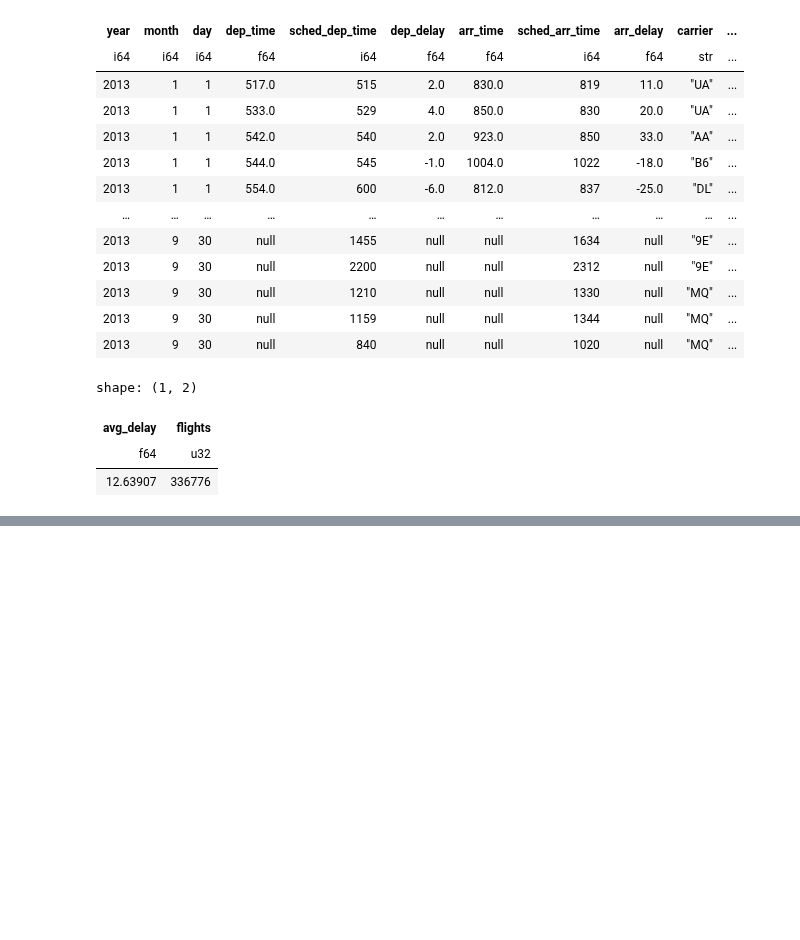
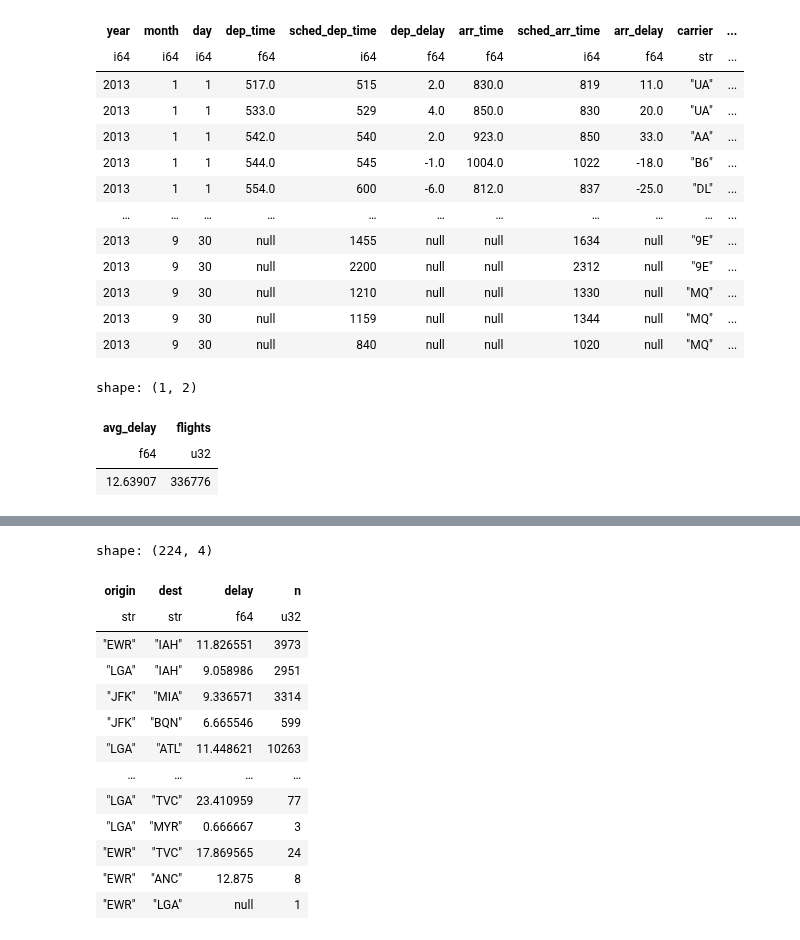
Before and after one commit to huangziwei/hea, a Jupyter notebook: example/books/r4ds/ch03.ipynb, the cells around one changed output, grey strips where cells are left out. Drawn from its saved outputs; the diff is of its cells as text; code cells hidden in the pictures; blank space fills up the shorter version.

```diff
--- a/example/books/r4ds/ch03.ipynb
+++ b/example/books/r4ds/ch03.ipynb
@@ -613,0 +690,21 @@ shape: (1, 2)
+# %%
+flights.summarize(
+    delay=col("dep_delay").mean(),
+    n=n(),
+    _by=["origin", "dest"]
+)
+# %% [output]
+shape: (224, 4)
+| origin | dest | delay | n |
+| str | str | f64 | u32 |
+| "EWR" | "IAH" | 11.826551 | 3973 |
+| "LGA" | "IAH" | 9.058986 | 2951 |
+| "JFK" | "MIA" | 9.336571 | 3314 |
+| "JFK" | "BQN" | 6.665546 | 599 |
+| "LGA" | "ATL" | 11.448621 | 10263 |
+| … | … | … | … |
+| "LGA" | "TVC" | 23.410959 | 77 |
+| "LGA" | "MYR" | 0.666667 | 3 |
+| "EWR" | "TVC" | 17.869565 | 24 |
+| "EWR" | "ANC" | 12.875 | 8 |
+| "EWR" | "LGA" | null | 1 |
```
Also changed, not shown: parts of 17 cells of this notebook, 1 other file.
